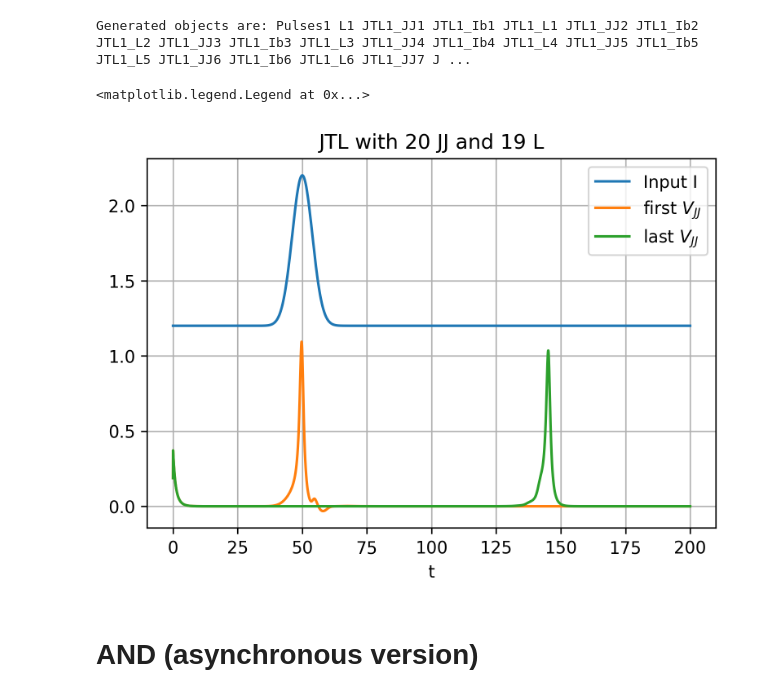
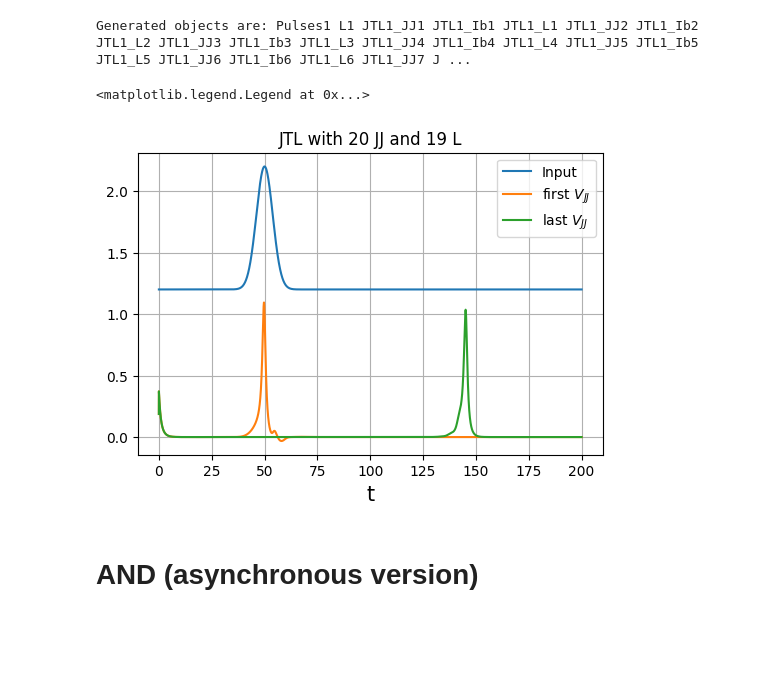
Before and after one commit to gausseuler60/SymSC_Python, a Jupyter notebook: Realization_Basic_Elements.ipynb, the cells around one changed output. Drawn from its saved outputs; the diff is of its cells as text; code cells hidden in the pictures; blank space fills up the shorter version.

```diff
--- a/Realization_Basic_Elements.ipynb
+++ b/Realization_Basic_Elements.ipynb
@@ -26,18 +26,18 @@ signal_in = pulse1.get_data("I",t,sol);
 V_jj_first = jj_first.get_data("V",t,sol);
 V_jj_finish = jj_finish.get_data("V",t,sol);
 # %%
-fig, ax = plt.subplots(dpi=300)
+fig, ax = plt.subplots(dpi=100)
 
 ax.plot(t,signal_in+1.2)
 ax.plot(t,V_jj_first)
 ax.plot(t,V_jj_finish)
-plt.xlabel('t')
+plt.xlabel('t',fontsize=15)
 plt.title("JTL with 20 JJ and 19 L")
 ax.grid('on')
-ax.legend(['Input I', 'first $V_{JJ}$', 'last $V_{JJ}$'])
+ax.legend(['Input', 'first $V_{JJ}$', 'last $V_{JJ}$'],loc='upper right')
 # %% [output]
 <matplotlib.legend.Legend at 0x...>
-[figure, old version]
+[figure, new version]
 # %% [markdown]
 # AND (asynchronous version)
 # %%
```
Also changed, not shown: parts of 11 cells of this notebook, 1 other file.
